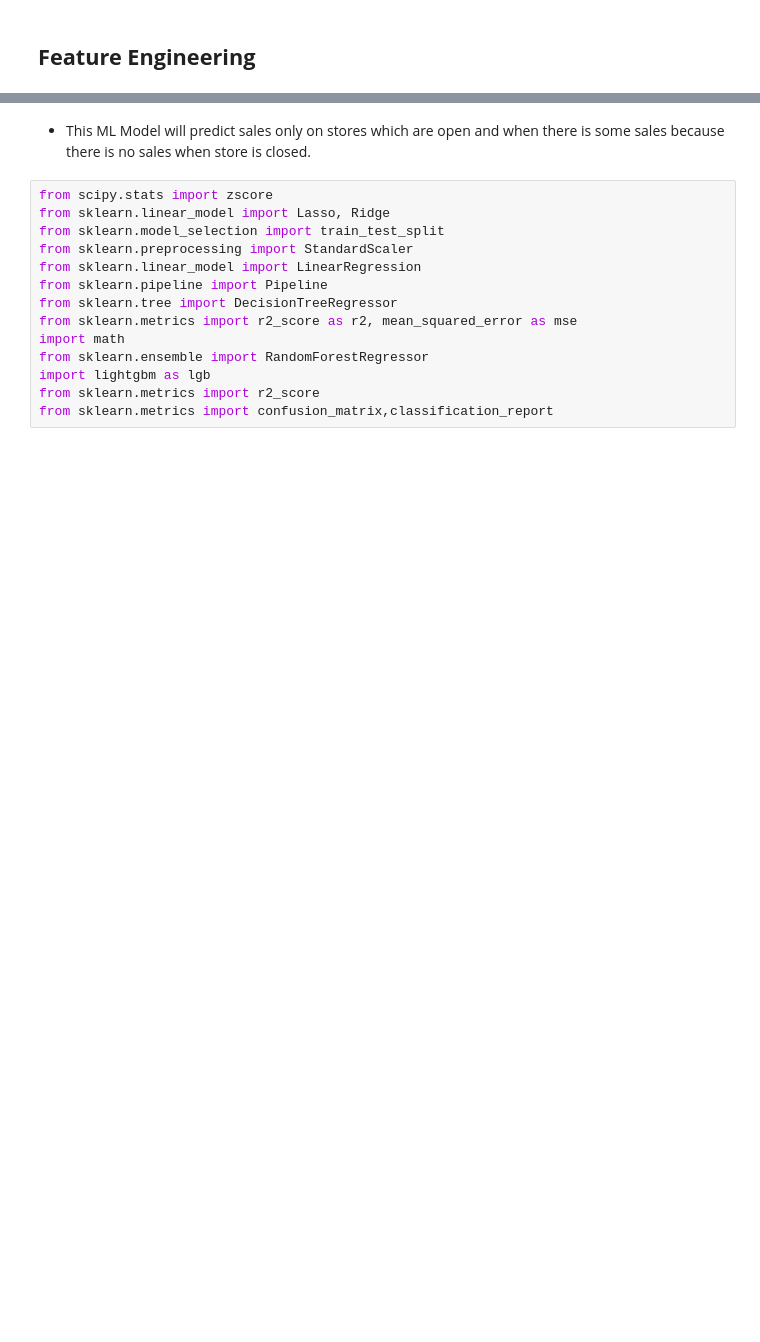
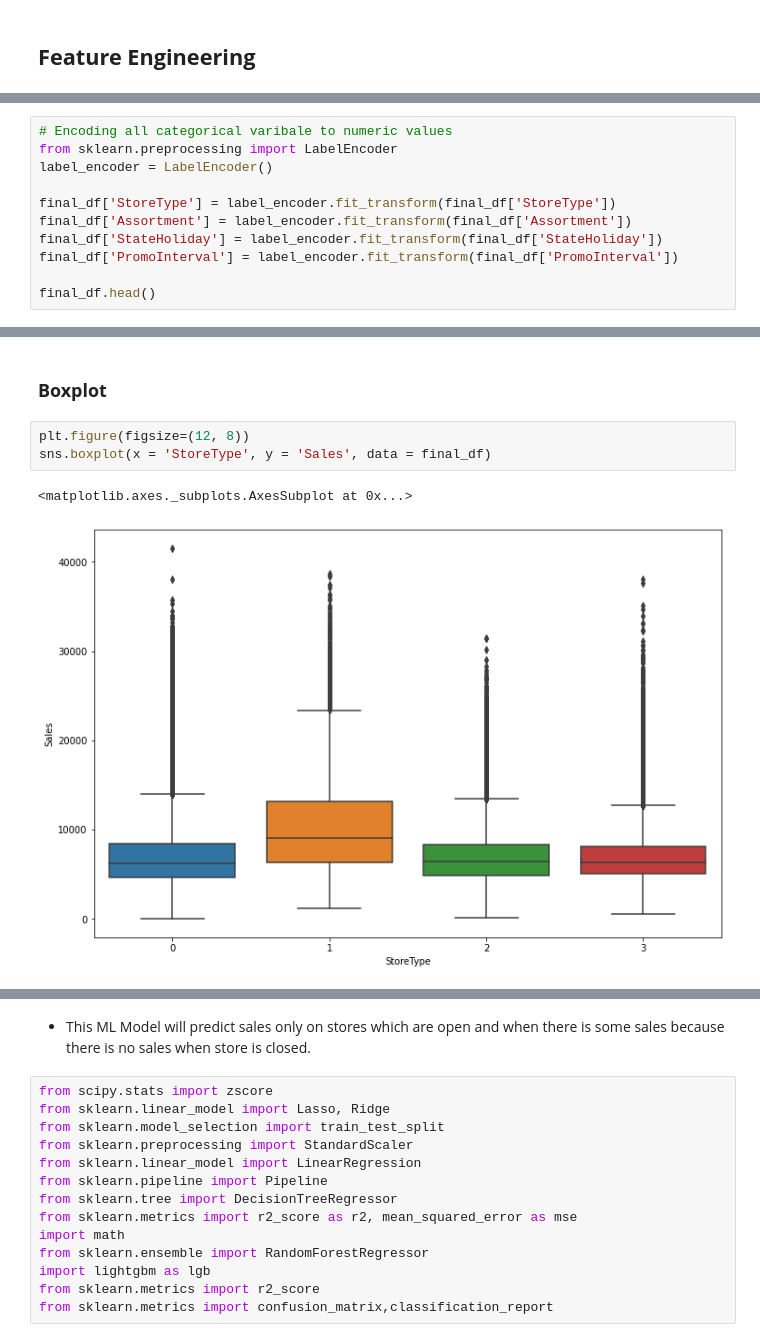
Before and after one commit to pushpam-raghuvanshi/rossmann_sales_prediction, a Jupyter notebook: Rossmann_Sales_Prediction_Capstone_Project.ipynb, the cells around one changed output, grey strips where cells are left out. Drawn from its saved outputs; the diff is of its cells as text; blank space fills up the shorter version.

```diff
--- a/Rossmann_Sales_Prediction_Capstone_Project.ipynb
+++ b/Rossmann_Sales_Prediction_Capstone_Project.ipynb
@@ -560,0 +564,11 @@ memory usage: 174.0 MB
+# %%
+# Encoding all categorical varibale to numeric values
+from sklearn.preprocessing import LabelEncoder
+label_encoder = LabelEncoder()
+
+final_df['StoreType'] = label_encoder.fit_transform(final_df['StoreType'])
+final_df['Assortment'] = label_encoder.fit_transform(final_df['Assortment'])
+final_df['StateHoliday'] = label_encoder.fit_transform(final_df['StateHoliday'])
+final_df['PromoInterval'] = label_encoder.fit_transform(final_df['PromoInterval'])
+
+final_df.head()
@@ -560,0 +632,8 @@ memory usage: 174.0 MB
+# %% [markdown]
+### <b> Boxplot </b>
+# %%
+plt.figure(figsize=(12, 8))
+sns.boxplot(x = 'StoreType', y = 'Sales', data = final_df)
+# %% [output]
+<matplotlib.axes._subplots.AxesSubplot at 0x...>
+[figure, added]
```
Also changed, not shown: parts of 145 cells of this notebook.
